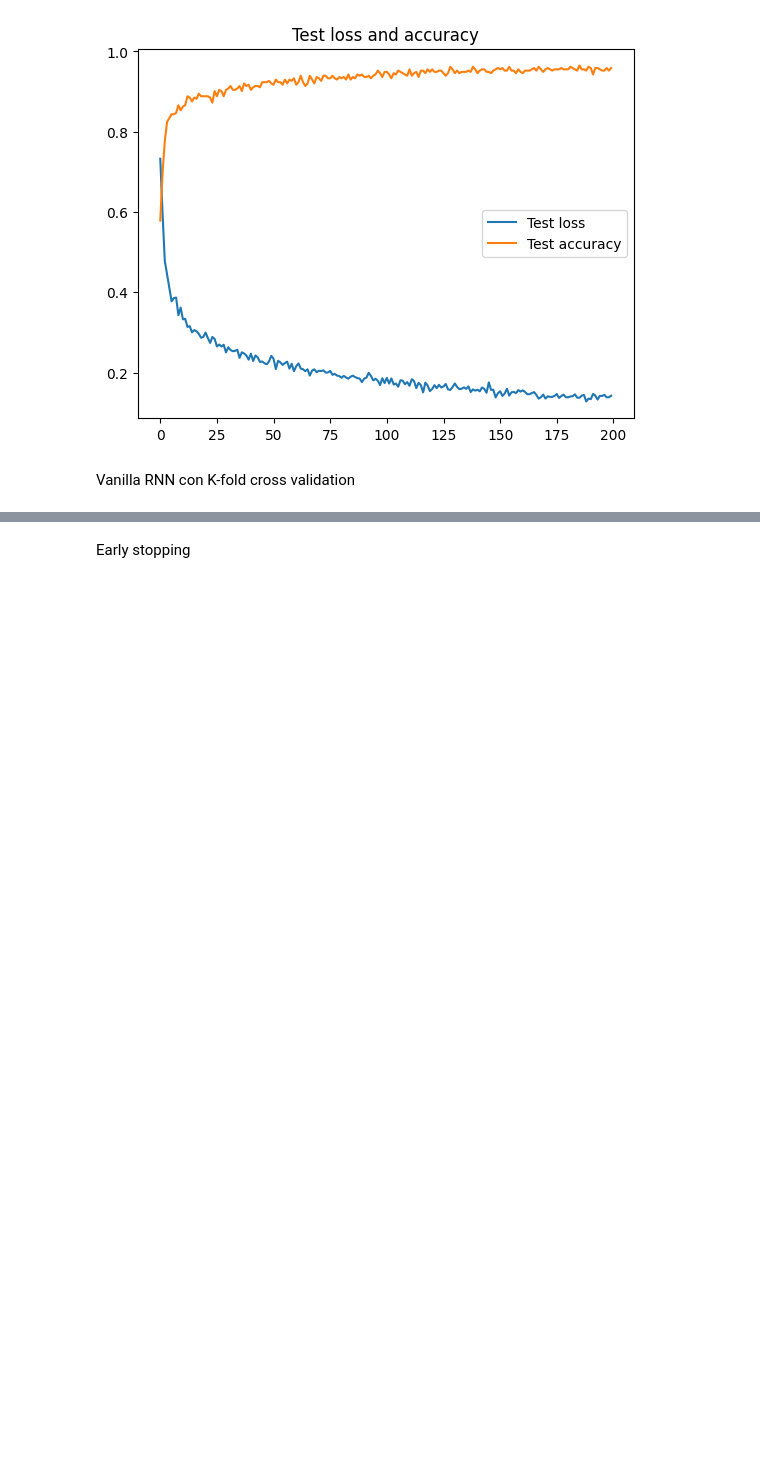
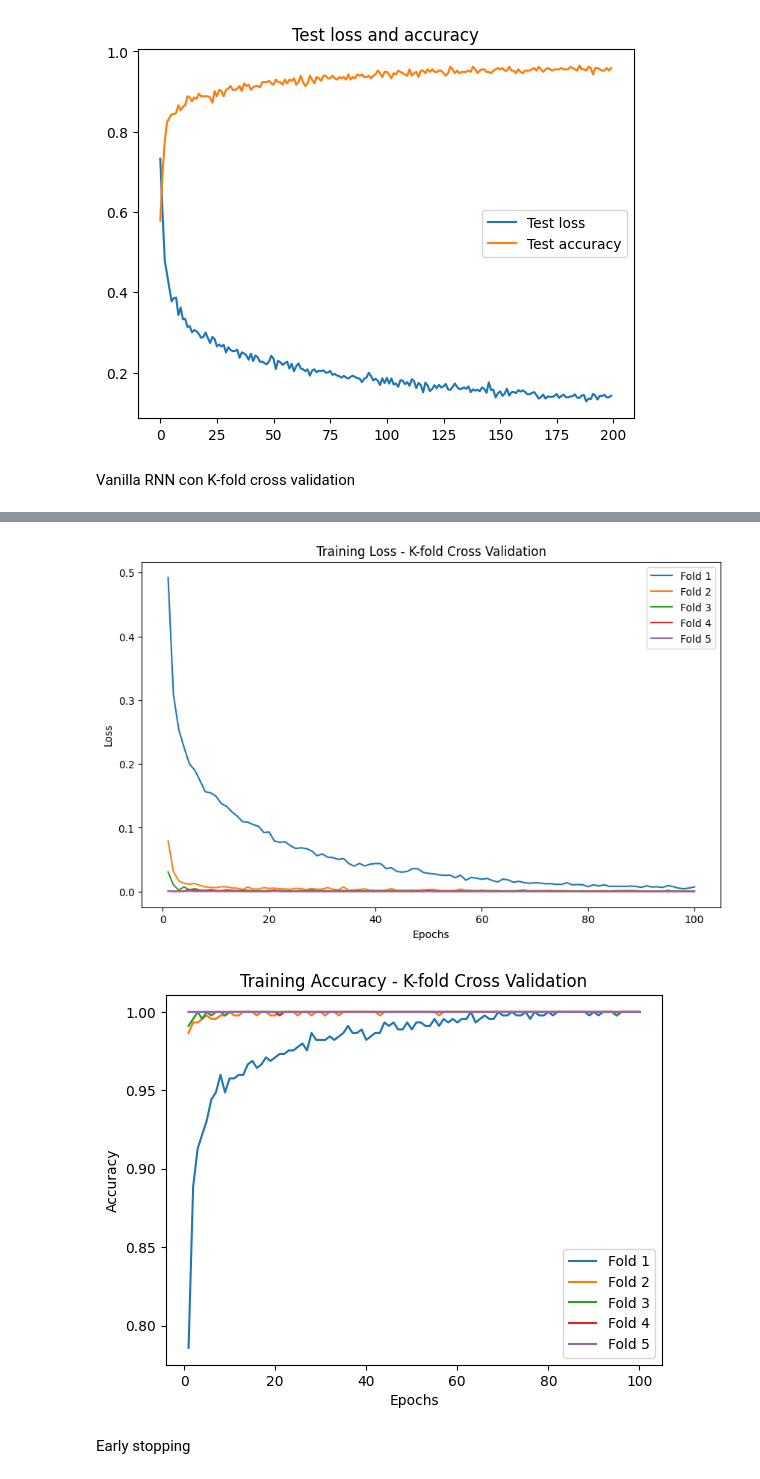
Before and after one commit to ChiaraAnsaldo/Neural-network-for-eeg-signal-analysis-for-epileptic-seizure-detection, a Jupyter notebook: Main-Mari.ipynb, the cells around one changed output, grey strips where cells are left out. Cells and saved outputs as stored; diff of their text form; code cells hidden in the pictures; blank space fills up the shorter version.

```diff
--- a/Main-Mari.ipynb
+++ b/Main-Mari.ipynb
@@ -552,3 +557,27 @@ TypeError: unsupported operand type(s) for -: 'range' and 'int'
+# %%
+# Plot delle curve di apprendimento
+epochs = range(1, len(train_loss[0]) + 1)
+plt.figure(figsize=(10, 6))
+for i in range(len(train_loss)):
+    plt.plot(epochs, train_loss[i], label='Fold {}'.format(i+1))
+plt.xlabel('Epochs')
+plt.ylabel('Loss')
+plt.title('Training Loss - K-fold Cross Validation')
+plt.legend()
+plt.show()
+
+plt.figure()
+
+for i in range(len(train_loss)):
+    plt.plot(epochs, train_acc[i], label='Fold {}'.format(i+1))
+plt.xlabel('Epochs')
+plt.ylabel('Accuracy')
+plt.title('Training Accuracy - K-fold Cross Validation')
+plt.legend()
+plt.show()
+# %% [output]
+[figure, added]
+[figure, added]
 # %%
 
 # Plotting the results
```
Also changed, not shown: parts of 2 cells of this notebook.
